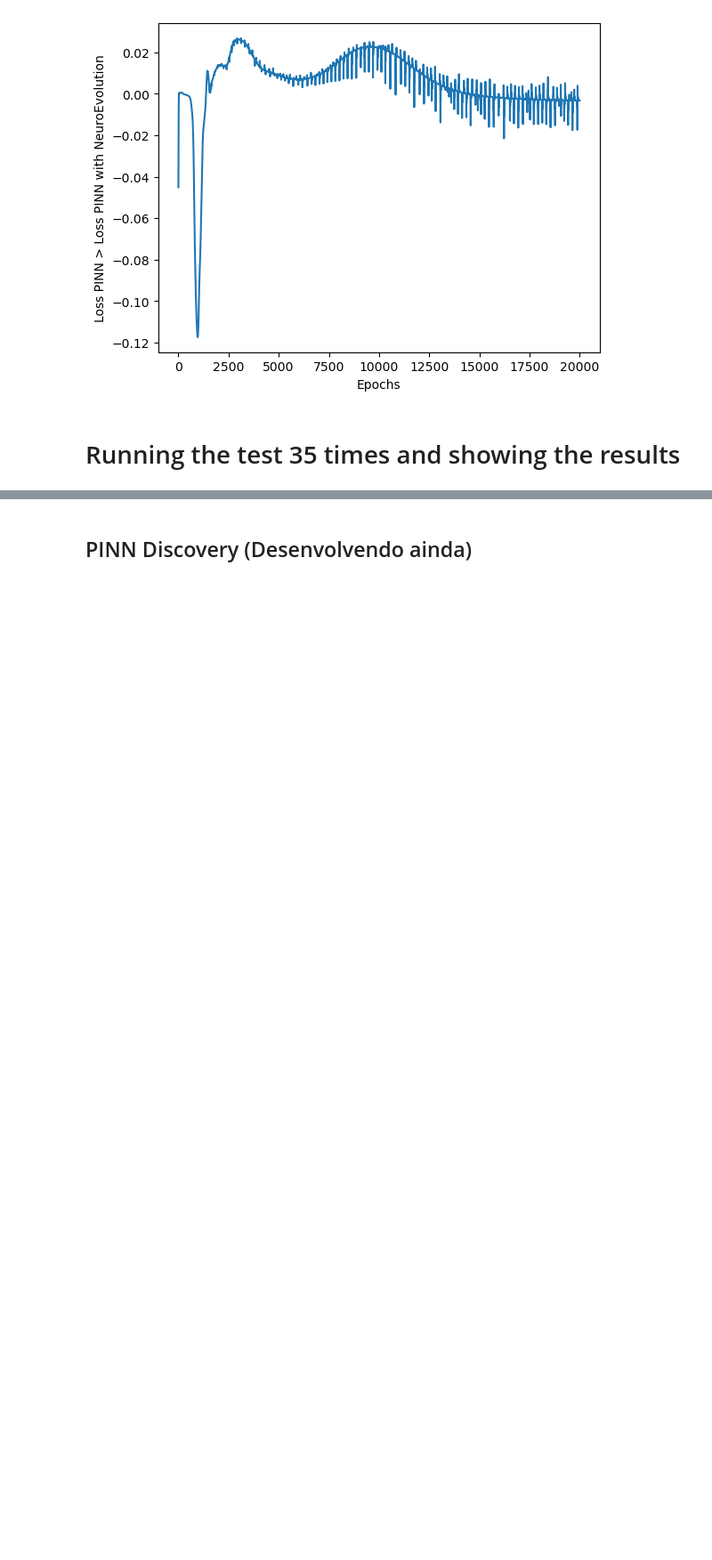
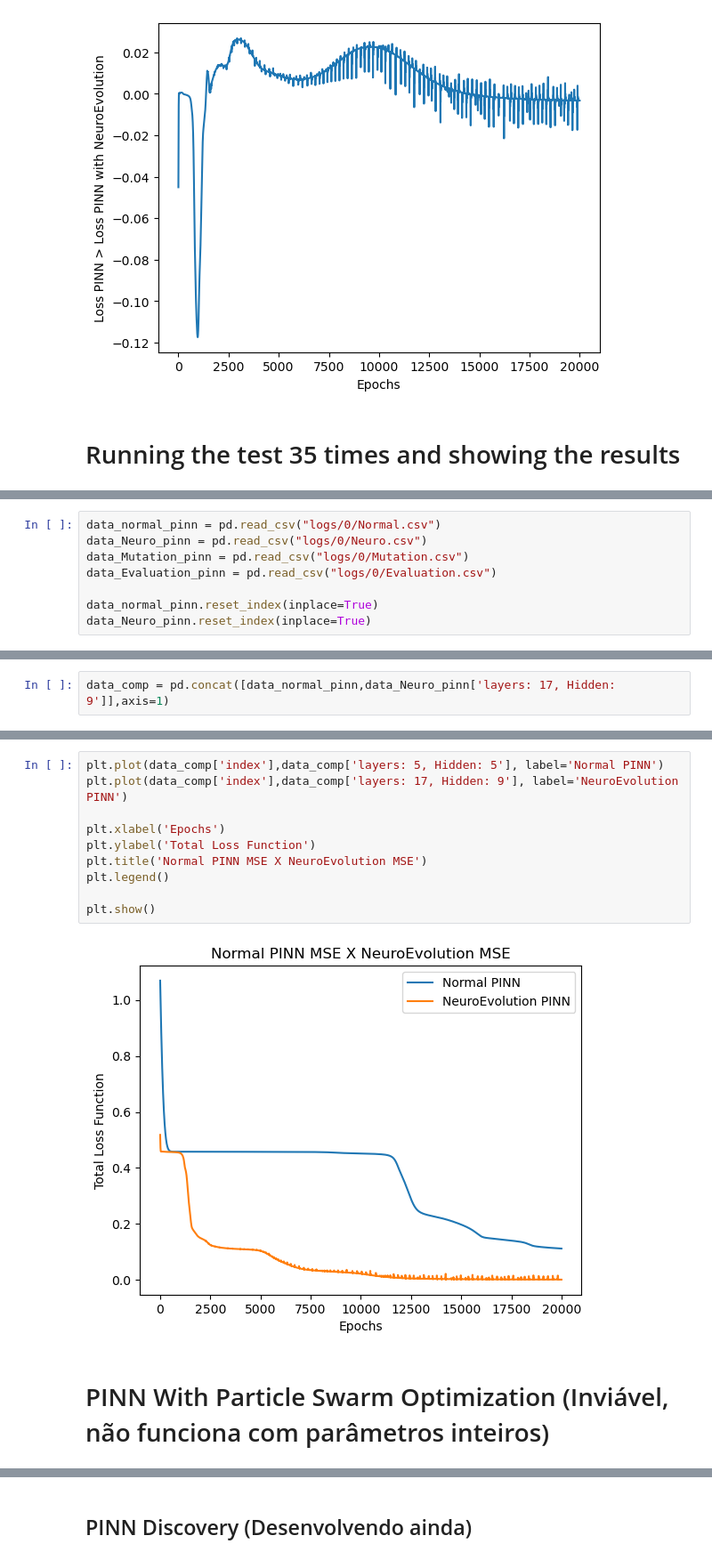
Before and after one commit to GMCavalheri/TCC_MBA, a Jupyter notebook: Codigo_tcc_oscilador.ipynb, the cells around one changed output, grey strips where cells are left out. Shown at 89% size. Drawn from its saved outputs; the diff is of its cells as text; blank space fills up the shorter version.

```diff
--- a/Codigo_tcc_oscilador.ipynb
+++ b/Codigo_tcc_oscilador.ipynb
@@ -726,3 +722,11 @@ Folder 'logs/0' ensured to exist.
 {'layers: 5, Hidden: 5': [array(1.06946409), array(1.06577754), array(1.06210041), array(1.05843318), array(1.05477619), array(1.05112958), array(1.04749346), array(1.04386795), array(1.04025328), arr ...
 |  | PINN without NeuroEvolution archi... | PINN with NeuroEvolution architec... | Mean difference between the loss ... |
 | 0 | Layers: 5 | Neurons per layer: 5 | Layers: 17 | Neurons per layer: 9 | 0.28063 |
+# %%
+data_normal_pinn = pd.read_csv("logs/0/Normal.csv")
+data_Neuro_pinn = pd.read_csv("logs/0/Neuro.csv")
+data_Mutation_pinn = pd.read_csv("logs/0/Mutation.csv")
+data_Evaluation_pinn = pd.read_csv("logs/0/Evaluation.csv")
+
+data_normal_pinn.reset_index(inplace=True)
+data_Neuro_pinn.reset_index(inplace=True)
@@ -728,0 +749,2 @@ Folder 'logs/0' ensured to exist.
+# %%
+data_comp = pd.concat([data_normal_pinn,data_Neuro_pinn['layers: 17, Hidden: 9']],axis=1)
@@ -728,0 +767,14 @@ Folder 'logs/0' ensured to exist.
+# %%
+plt.plot(data_comp['index'],data_comp['layers: 5, Hidden: 5'], label='Normal PINN')
+plt.plot(data_comp['index'],data_comp['layers: 17, Hidden: 9'], label='NeuroEvolution PINN')
+
+plt.xlabel('Epochs')
+plt.ylabel('Total Loss Function')
+plt.title('Normal PINN MSE X NeuroEvolution MSE')
+plt.legend()
+
+plt.show()
+# %% [output]
+[figure, added]
+# %% [markdown]
+# PINN With Particle Swarm Optimization (Inviável, não funciona com parâmetros inteiros)
```
Also changed, not shown: parts of 10 cells of this notebook, 8 other files.
